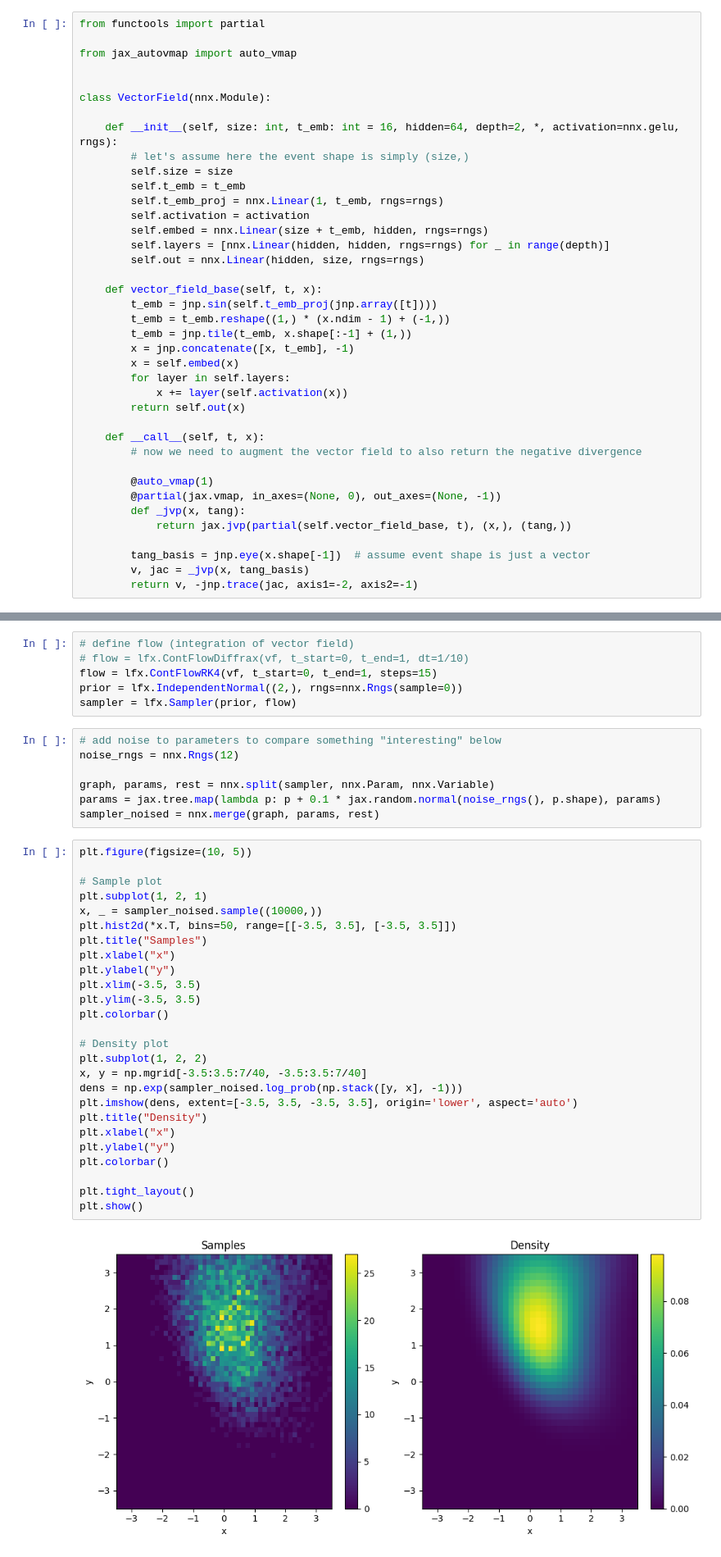
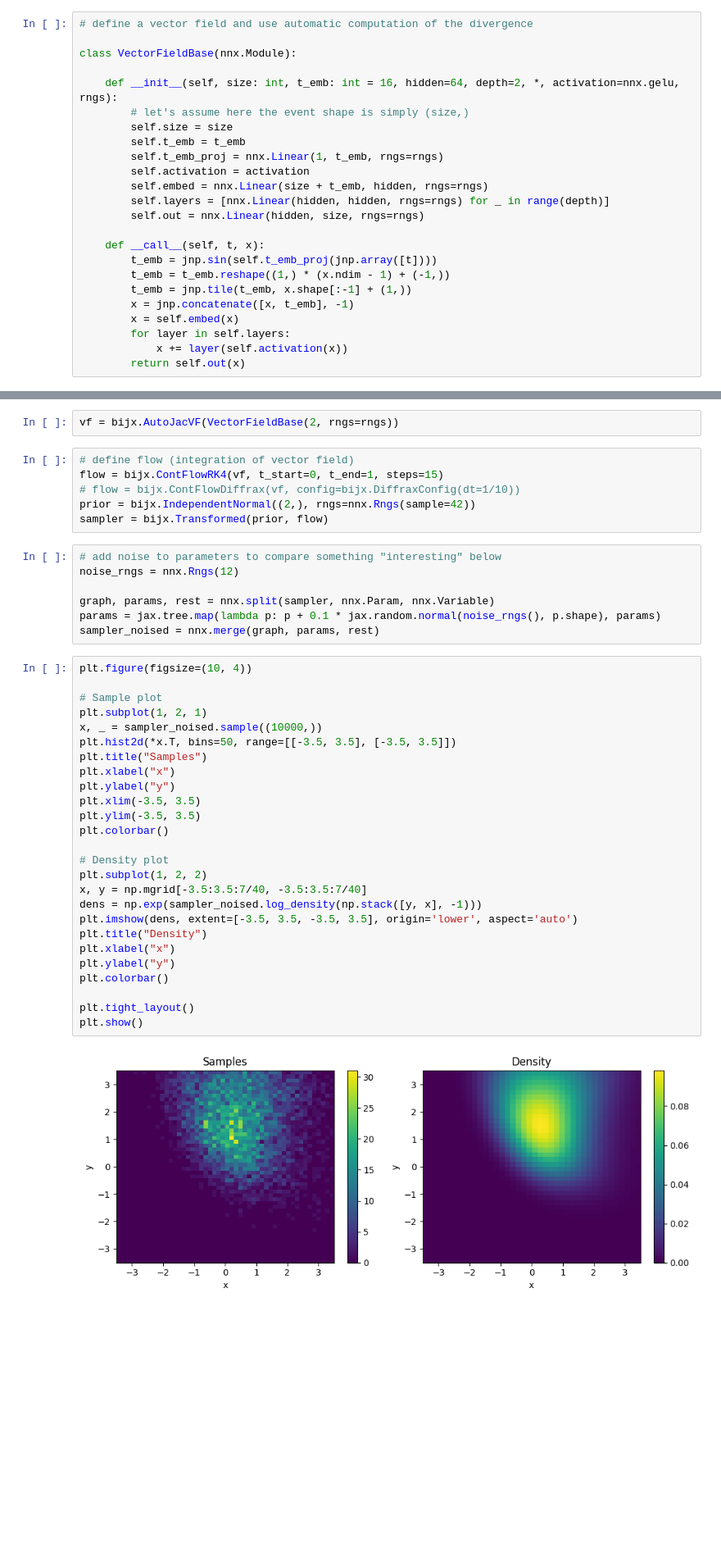
Before and after one commit to mathisgerdes/bijx, a Jupyter notebook: docs/source/tutorials/continuous.ipynb, the cells around one changed output, grey strips where cells are left out. Shown at 82% size. Drawn from its saved outputs; the diff is of its cells as text; blank space fills up the shorter version.

```diff
--- a/docs/source/tutorials/continuous.ipynb
+++ b/docs/source/tutorials/continuous.ipynb
@@ -18,10 +23,7 @@ rngs = nnx.Rngs(default=0)
 # %%
-from functools import partial
+# define a vector field and use automatic computation of the divergence
 
-from jax_autovmap import auto_vmap
-
-
-class VectorField(nnx.Module):
+class VectorFieldBase(nnx.Module):
 
     def __init__(self, size: int, t_emb: int = 16, hidden=64, depth=2, *, activation=nnx.gelu, rngs):
         # let's assume here the event shape is simply (size,)
@@ -33,7 +35,7 @@ class VectorField(nnx.Module):
         self.layers = [nnx.Linear(hidden, hidden, rngs=rngs) for _ in range(depth)]
         self.out = nnx.Linear(hidden, size, rngs=rngs)
 
-    def vector_field_base(self, t, x):
+    def __call__(self, t, x):
         t_emb = jnp.sin(self.t_emb_proj(jnp.array([t])))
         t_emb = t_emb.reshape((1,) * (x.ndim - 1) + (-1,))
         t_emb = jnp.tile(t_emb, x.shape[:-1] + (1,))
@@ -42,15 +44,3 @@ class VectorField(nnx.Module):
         for layer in self.layers:
             x += layer(self.activation(x))
         return self.out(x)
-
-    def __call__(self, t, x):
-        # now we need to augment the vector field to also return the negative divergence
-
-        @auto_vmap(1)
-        @partial(jax.vmap, in_axes=(None, 0), out_axes=(None, -1))
-        def _jvp(x, tang):
-            return jax.jvp(partial(self.vector_field_base, t), (x,), (tang,))
-
-        tang_basis = jnp.eye(x.shape[-1])  # assume event shape is just a vector
-        v, jac = _jvp(x, tang_basis)
-        return v, -jnp.trace(jac, axis1=-2, axis2=-1)
@@ -59,9 +47,11 @@ vf = VectorField(2, rngs=nnx.Rngs(params=0))
+# %%
+vf = bijx.AutoJacVF(VectorFieldBase(2, rngs=rngs))
 # %%
 # define flow (integration of vector field)
-# flow = lfx.ContFlowDiffrax(vf, t_start=0, t_end=1, dt=1/10)
-flow = lfx.ContFlowRK4(vf, t_start=0, t_end=1, steps=15)
-prior = lfx.IndependentNormal((2,), rngs=nnx.Rngs(sample=0))
-sampler = lfx.Sampler(prior, flow)
+flow = bijx.ContFlowRK4(vf, t_start=0, t_end=1, steps=15)
+# flow = bijx.ContFlowDiffrax(vf, config=bijx.DiffraxConfig(dt=1/10))
+prior = bijx.IndependentNormal((2,), rngs=nnx.Rngs(sample=42))
+sampler = bijx.Transformed(prior, flow)
 # %%
 # add noise to parameters to compare something "interesting" below
 noise_rngs = nnx.Rngs(12)
@@ -70,33 +60,33 @@ graph, params, rest = nnx.split(sampler, nnx.Param, nnx.Variable)
 params = jax.tree.map(lambda p: p + 0.1 * jax.random.normal(noise_rngs(), p.shape), params)
 sampler_noised = nnx.merge(graph, params, rest)
 # %%
-plt.figure(figsize=(10, 5))
+plt.figure(figsize=(10, 4))
 
 # Sample plot
 plt.subplot(1, 2, 1)
 x, _ = sampler_noised.sample((10000,))
 plt.hist2d(*x.T, bins=50, range=[[-3.5, 3.5], [-3.5, 3.5]])
 plt.title("Samples")
 plt.xlabel("x")
 plt.ylabel("y")
 plt.xlim(-3.5, 3.5)
 plt.ylim(-3.5, 3.5)
 plt.colorbar()
 
 # Density plot
 plt.subplot(1, 2, 2)
 x, y = np.mgrid[-3.5:3.5:7/40, -3.5:3.5:7/40]
-dens = np.exp(sampler_noised.log_prob(np.stack([y, x], -1)))
+dens = np.exp(sampler_noised.log_density(np.stack([y, x], -1)))
 plt.imshow(dens, extent=[-3.5, 3.5, -3.5, 3.5], origin='lower', aspect='auto')
 plt.title("Density")
 plt.xlabel("x")
 plt.ylabel("y")
 plt.colorbar()
 
 plt.tight_layout()
 plt.show()
 # %% [output]
-[figure, old version]
+[figure, new version]
 # %% [markdown]
 ## Training
 # %%
```
Also changed, not shown: parts of 9 cells of this notebook, 3 other files.
